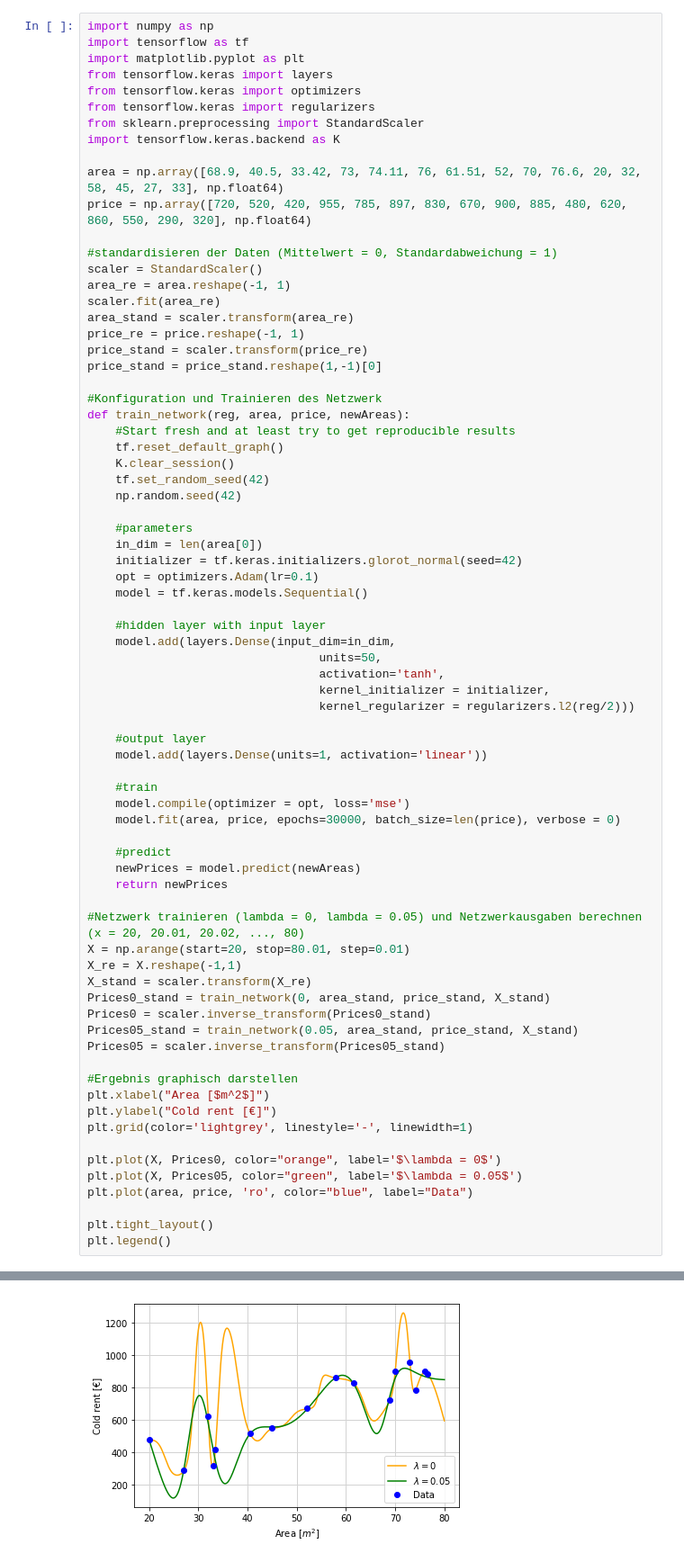
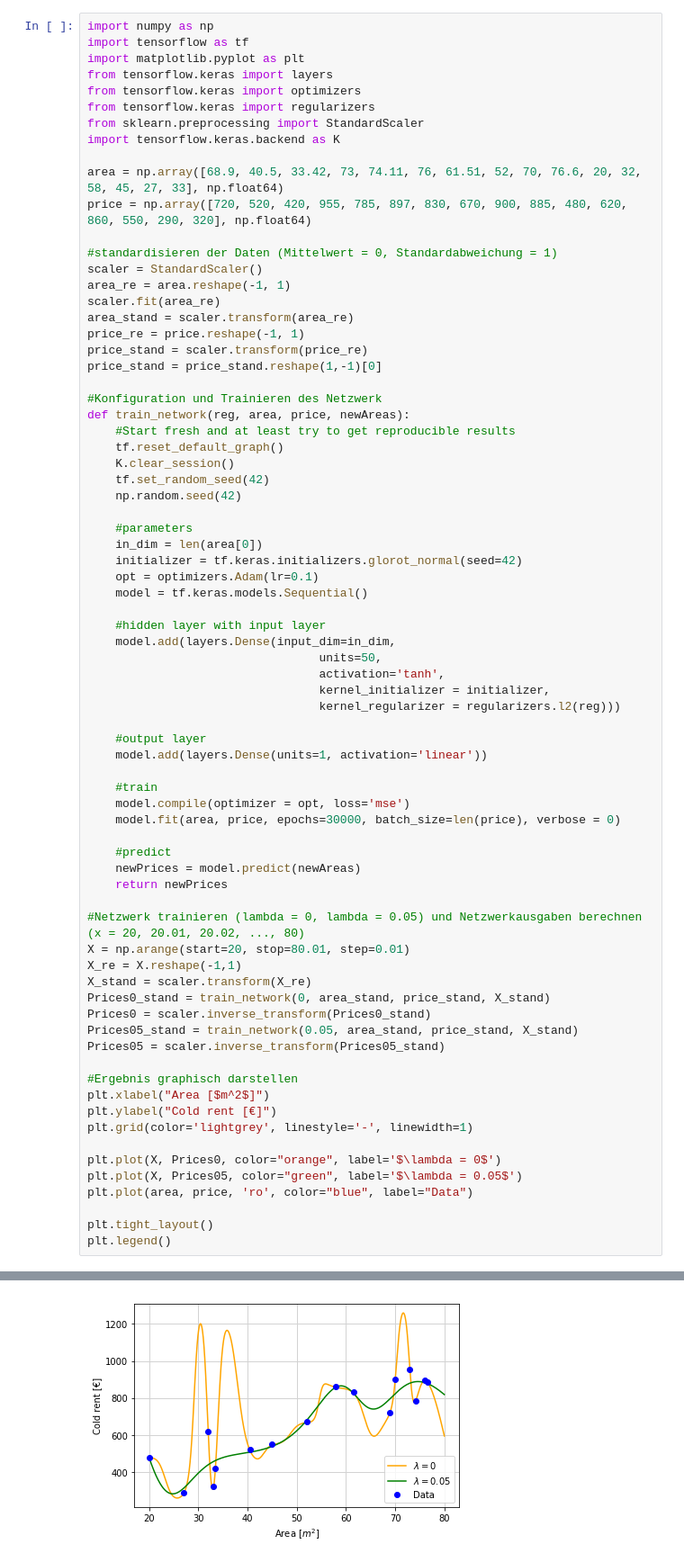
Before and after one commit to Marco5de/ENI, a Jupyter notebook: Blatt09/Blatt09.ipynb, the cells around one changed output, grey strips where cells are left out. Shown: that part at 90% size. Saved outputs shown, nothing was run; the diff lists cells and outputs as text.

```diff
--- a/Blatt09/Blatt09.ipynb
+++ b/Blatt09/Blatt09.ipynb
@@ -95,7 +102,7 @@ def train_network(reg, area, price, newAreas):
                                  units=50,
                                  activation='tanh',
                                  kernel_initializer = initializer,
-                                 kernel_regularizer = regularizers.l2(reg/2)))
+                                 kernel_regularizer = regularizers.l2(reg)))
 
     #output layer
     model.add(layers.Dense(units=1, activation='linear'))
@@ -103,31 +110,31 @@ def train_network(reg, area, price, newAreas):
     #train
     model.compile(optimizer = opt, loss='mse')
     model.fit(area, price, epochs=30000, batch_size=len(price), verbose = 0)
 
     #predict
     newPrices = model.predict(newAreas)
     return newPrices
 
 #Netzwerk trainieren (lambda = 0, lambda = 0.05) und Netzwerkausgaben berechnen (x = 20, 20.01, 20.02, ..., 80)
 X = np.arange(start=20, stop=80.01, step=0.01)
 X_re = X.reshape(-1,1)
 X_stand = scaler.transform(X_re)
 Prices0_stand = train_network(0, area_stand, price_stand, X_stand)
 Prices0 = scaler.inverse_transform(Prices0_stand)
 Prices05_stand = train_network(0.05, area_stand, price_stand, X_stand)
 Prices05 = scaler.inverse_transform(Prices05_stand)
 
 #Ergebnis graphisch darstellen
 plt.xlabel("Area [$m^2$]")
 plt.ylabel("Cold rent [€]")
 plt.grid(color='lightgrey', linestyle='-', linewidth=1)
 
 plt.plot(X, Prices0, color="orange", label='$\lambda = 0$')
 plt.plot(X, Prices05, color="green", label='$\lambda = 0.05$')
 plt.plot(area, price, 'ro', color="blue", label="Data")
 
 plt.tight_layout()
 plt.legend()
 # %% [output]
 <matplotlib.legend.Legend at 0x...>
-[figure, old version]
+[figure, new version]
```
Also changed, not shown: parts of 1 cell of this notebook, 2 other files.
